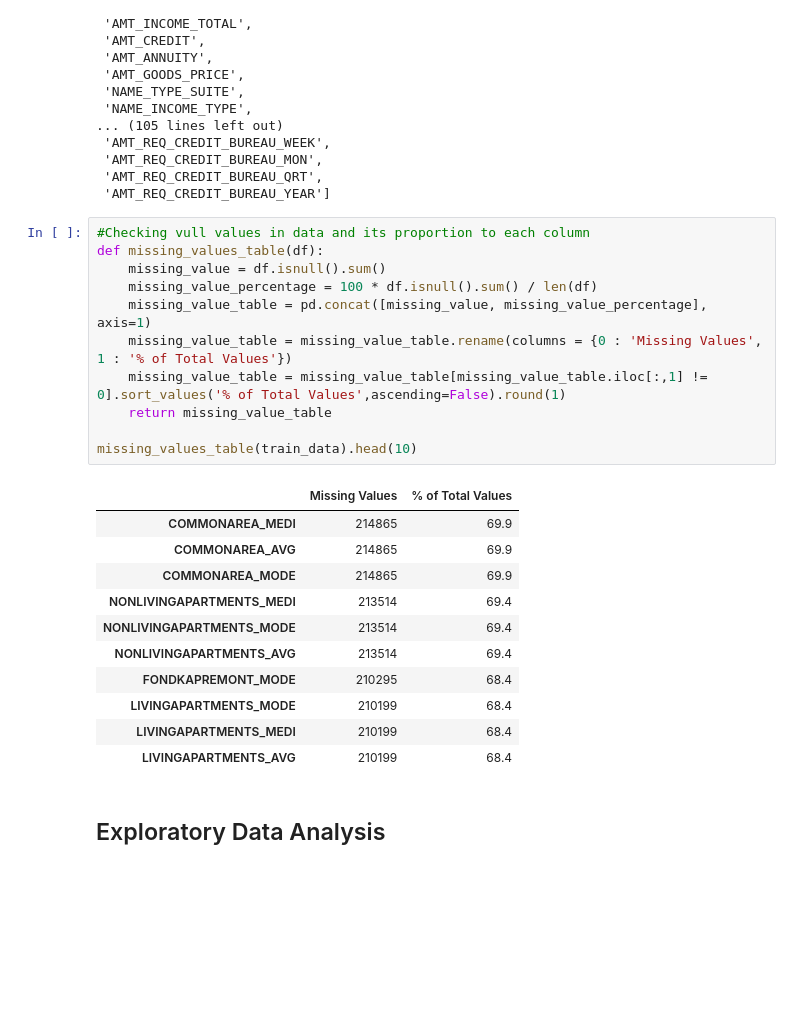
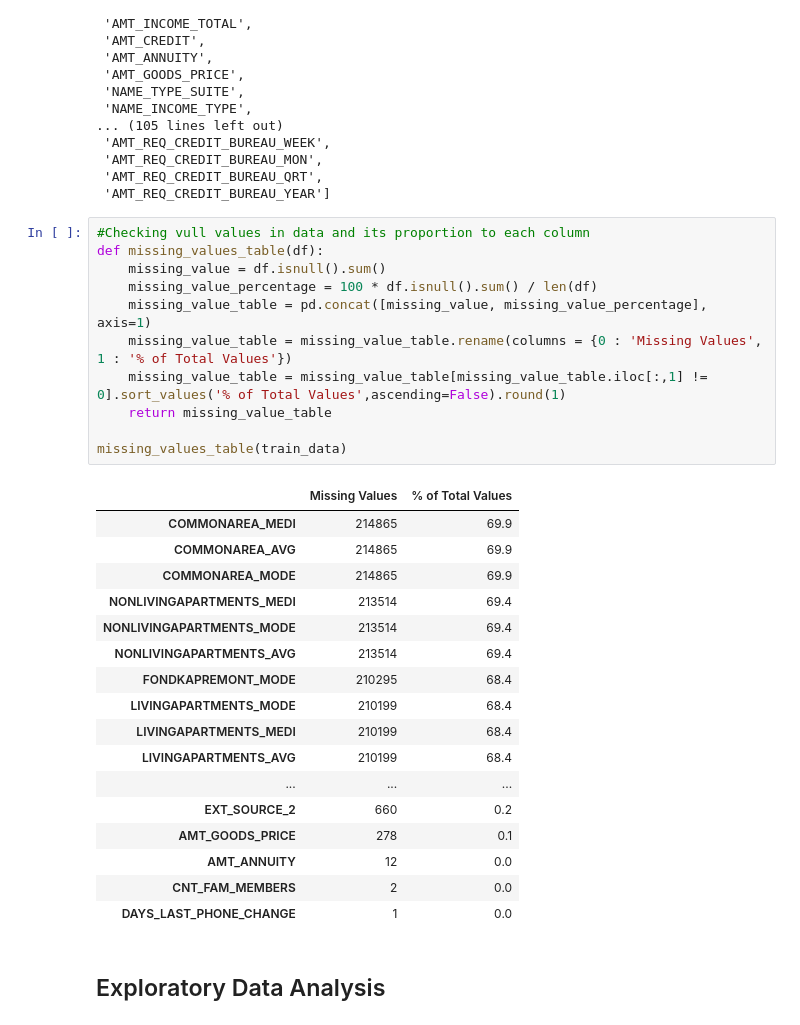
Before and after one commit to alfredomarciano98/credit-risk-analysis, a Jupyter notebook: credit-risk-analysis.ipynb, the cells around one changed output. Cells and saved outputs as stored; diff of their text form; blank space fills up the shorter version.

```diff
--- a/credit-risk-analysis.ipynb
+++ b/credit-risk-analysis.ipynb
@@ -222,26 +222,32 @@ list(train_data)
 # %%
 #Checking vull values in data and its proportion to each column
 def missing_values_table(df):
     missing_value = df.isnull().sum()
     missing_value_percentage = 100 * df.isnull().sum() / len(df)
     missing_value_table = pd.concat([missing_value, missing_value_percentage], axis=1)
     missing_value_table = missing_value_table.rename(columns = {0 : 'Missing Values', 1 : '% of Total Values'})
     missing_value_table = missing_value_table[missing_value_table.iloc[:,1] != 0].sort_values('% of Total Values',ascending=False).round(1)
     return missing_value_table
 
-missing_values_table(train_data).head(10)
+missing_values_table(train_data)
 # %% [output]
 |  | Missing Values | % of Total Values |
 | COMMONAREA_MEDI | 214865 | 69.9 |
 | COMMONAREA_AVG | 214865 | 69.9 |
 | COMMONAREA_MODE | 214865 | 69.9 |
 | NONLIVINGAPARTMENTS_MEDI | 213514 | 69.4 |
 | NONLIVINGAPARTMENTS_MODE | 213514 | 69.4 |
 | NONLIVINGAPARTMENTS_AVG | 213514 | 69.4 |
 | FONDKAPREMONT_MODE | 210295 | 68.4 |
 | LIVINGAPARTMENTS_MODE | 210199 | 68.4 |
 | LIVINGAPARTMENTS_MEDI | 210199 | 68.4 |
 | LIVINGAPARTMENTS_AVG | 210199 | 68.4 |
+| ... | ... | ... |
+| EXT_SOURCE_2 | 660 | 0.2 |
+| AMT_GOODS_PRICE | 278 | 0.1 |
+| AMT_ANNUITY | 12 | 0.0 |
+| CNT_FAM_MEMBERS | 2 | 0.0 |
+| DAYS_LAST_PHONE_CHANGE | 1 | 0.0 |
 # %% [markdown]
 ## Exploratory Data Analysis
 # %% [markdown]
```
Also changed, not shown: parts of 18 cells of this notebook.
